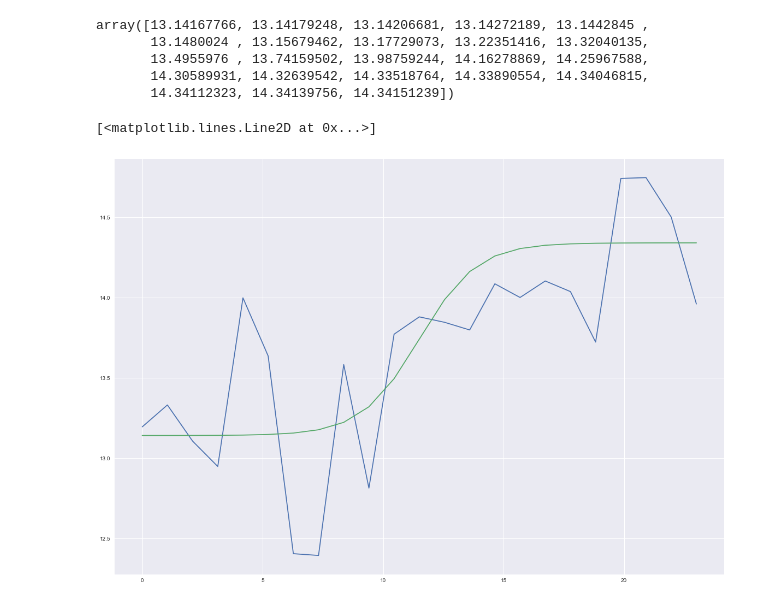
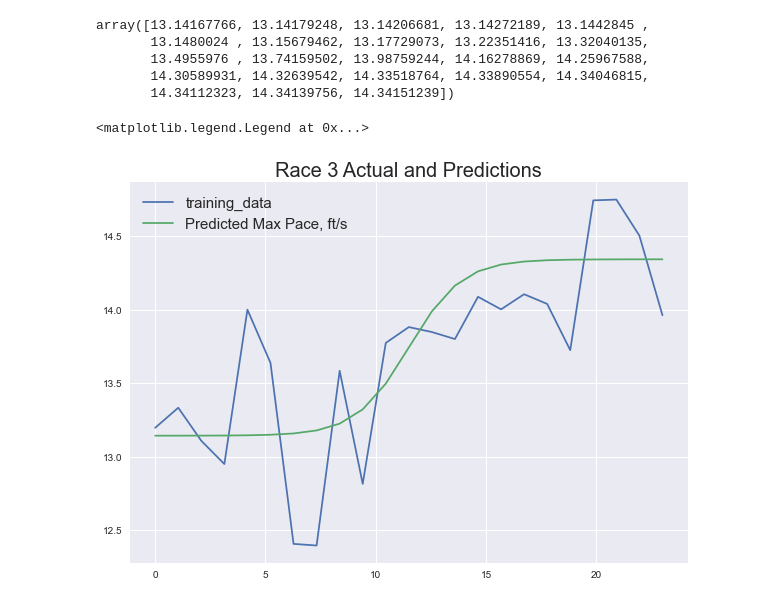
Before and after one commit to keithkruelskie/athlete_prediction, a Jupyter notebook: 07_advanced_forecasting.ipynb, the cells around one changed output. Saved outputs shown, nothing was run; the diff lists cells and outputs as text; code cells hidden in the pictures.

```diff
--- a/07_advanced_forecasting.ipynb
+++ b/07_advanced_forecasting.ipynb
@@ -535,12 +535,15 @@ array([13.14167766, 13.14179248, 13.14206681, 13.14272189, 13.1442845 ,
        13.4955976 , 13.74159502, 13.98759244, 14.16278869, 14.25967588,
        14.30589931, 14.32639542, 14.33518764, 14.33890554, 14.34046815,
        14.34112323, 14.34139756, 14.34151239])
-# %%
-plt.figure(figsize=(20,14))
-plt.plot(x, race_3_w)
-plt.plot(x, new_line(x))
-# %% [output]
-[<matplotlib.lines.Line2D at 0x...>]
-[figure, removed]
+# %%
+plt.figure(figsize=(10,7))
+plt.plot(x, race_3_w, label = 'training_data')
+plt.plot(x, new_line(x), label = 'Predicted Max Pace, ft/s')
+plt.title("Race 3 Actual and Predictions", fontsize = 20)
+plt.savefig('./images/race_3_graph.png')
+plt.legend(fontsize = 15)
+# %% [output]
+<matplotlib.legend.Legend at 0x...>
+[figure, added]
 # %%
 #Looks pretty good too.
```
Also changed, not shown: parts of 17 cells of this notebook, 3 other files.
